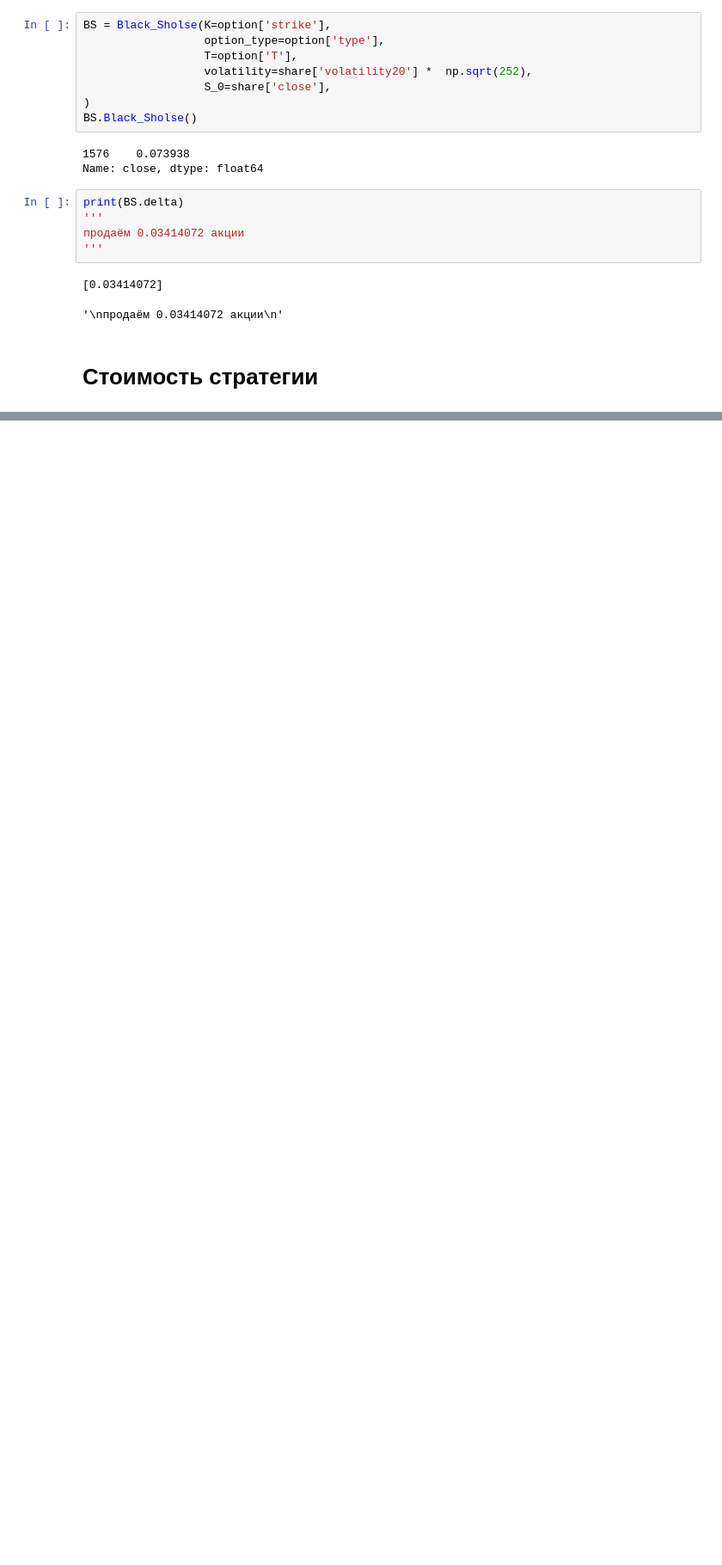
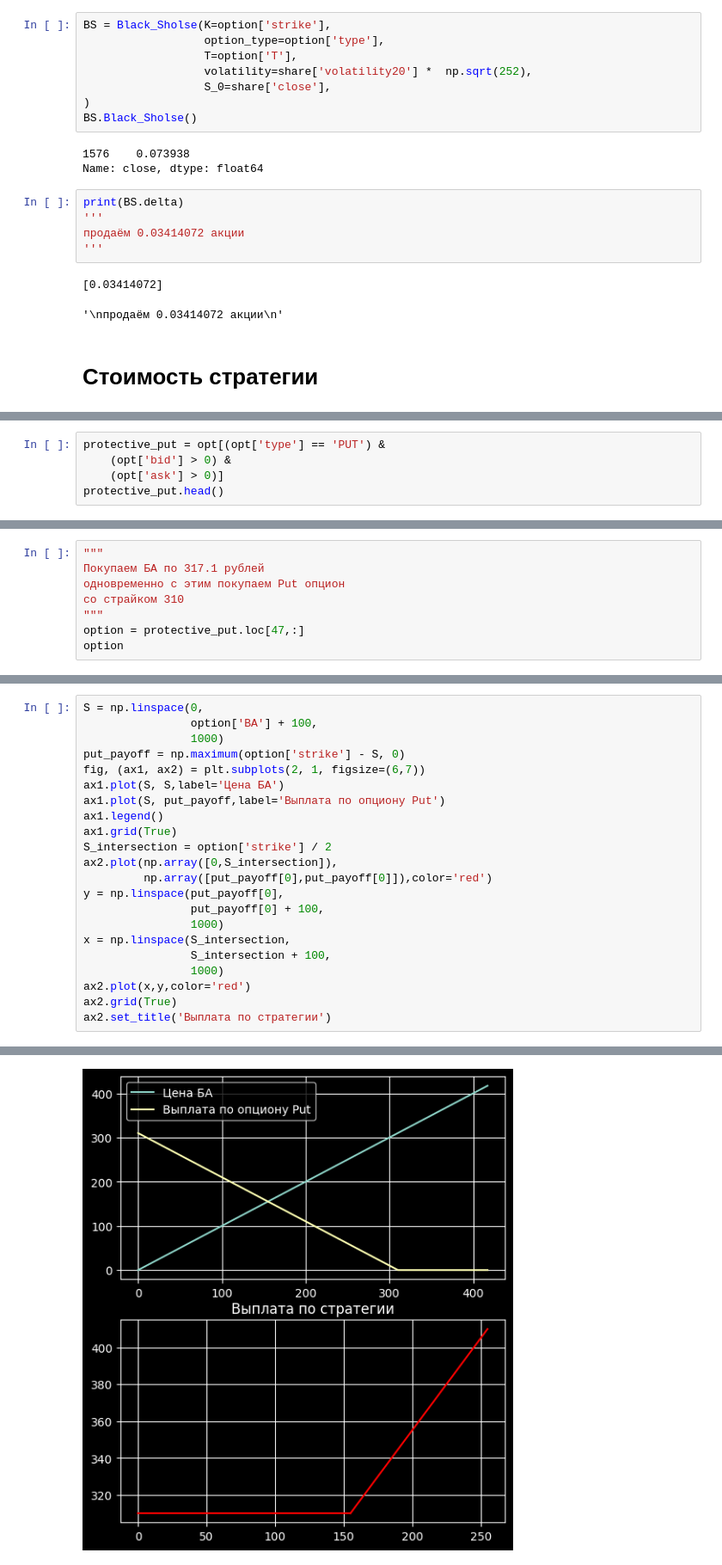
Before and after one commit to Vlad-prog-bit/msu_profinanse, a Jupyter notebook: Options.ipynb, the cells around one changed output, grey strips where cells are left out. Shown at 86% size. Cells and saved outputs as stored; diff of their text form; blank space fills up the shorter version.

```diff
--- a/Options.ipynb
+++ b/Options.ipynb
@@ -372,0 +393,5 @@ Name: close, dtype: float64
+# %%
+protective_put = opt[(opt['type'] == 'PUT') &
+    (opt['bid'] > 0) &
+    (opt['ask'] > 0)]
+protective_put.head()
@@ -372,0 +405,8 @@ Name: close, dtype: float64
+# %%
+"""
+Покупаем БА по 317.1 рублей
+одновременно с этим покупаем Put опцион
+со страйком 310
+"""
+option = protective_put.loc[47,:]
+option
@@ -372,0 +428,23 @@ Name: close, dtype: float64
+# %%
+S = np.linspace(0,
+                option['BA'] + 100,
+                1000)
+put_payoff = np.maximum(option['strike'] - S, 0)
+fig, (ax1, ax2) = plt.subplots(2, 1, figsize=(6,7))
+ax1.plot(S, S,label='Цена БА')
+ax1.plot(S, put_payoff,label='Выплата по опциону Put')
+ax1.legend()
+ax1.grid(True)
+S_intersection = option['strike'] / 2
+ax2.plot(np.array([0,S_intersection]),
+         np.array([put_payoff[0],put_payoff[0]]),color='red')
+y = np.linspace(put_payoff[0],
+                put_payoff[0] + 100,
+                1000)
+x = np.linspace(S_intersection,
+                S_intersection + 100,
+                1000)
+ax2.plot(x,y,color='red')
+ax2.grid(True)
+ax2.set_title('Выплата по стратегии')
+# %% [output]
@@ -372,0 +452 @@ Name: close, dtype: float64
+[figure, added]
```
Also changed, not shown: parts of 21 cells of this notebook.
